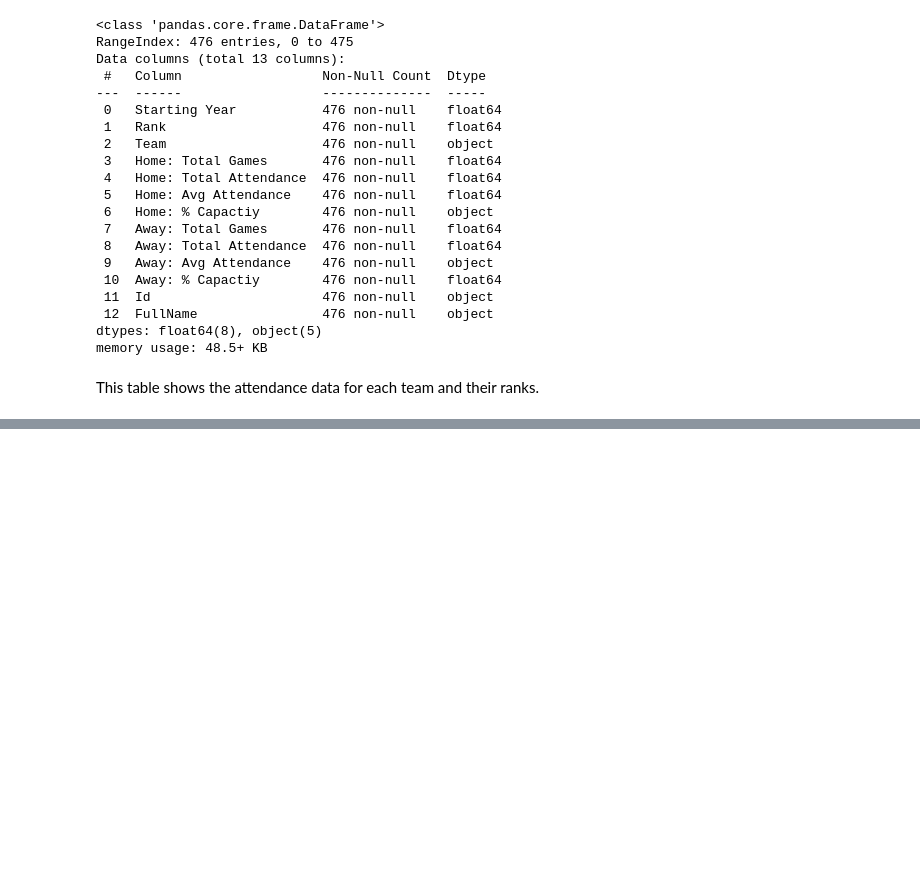
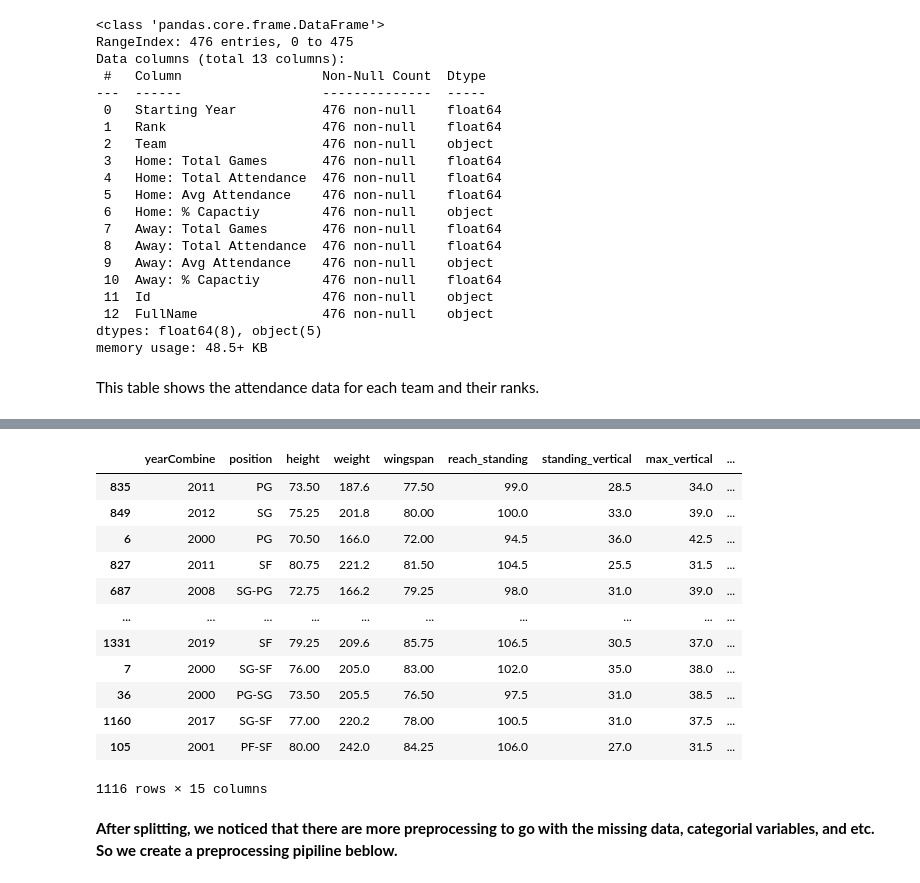
Before and after one commit to VIcKII-Z/Database-final-proj_on-NBA-datasets, a Jupyter notebook: final_proj.ipynb, the cells around one changed output, grey strips where cells are left out. Drawn from its saved outputs; the diff is of its cells as text; code cells hidden in the pictures; blank space fills up the shorter version.

```diff
--- a/final_proj.ipynb
+++ b/final_proj.ipynb
@@ -1135,0 +1201,28 @@ This table shows the attendance data for each team and their ranks.
+# %%
+train_label = train['drafted']
+
+# drop columns
+train = train.drop(['player_id', 'player_name', 'yearDraft', 'numberPickOverall', 'drafted'], axis=1)
+
+
+num_other_cols = ['yearCombine', 'standing_vertical', 'max_vertical', 'bench_reps', 'timeLaneAgility', 'timeThreeQuarterCourtSprint', 'timeModifiedLaneAgility', 'lengthHandInches', 'widthHandInches', 'body_fat_pct']
+cat_cols = train.select_dtypes(exclude=['float64', 'int64']).columns
+num_impute_cols = ['height', 'weight', 'wingspan', 'reach_standing']
+# %%
+train
+# %% [output]
+|  | yearCombine | position | height | weight | wingspan | reach_standing | standing_vertical | max_vertical | ... |
+| 835 | 2011 | PG | 73.50 | 187.6 | 77.50 | 99.0 | 28.5 | 34.0 | ... |
+| 849 | 2012 | SG | 75.25 | 201.8 | 80.00 | 100.0 | 33.0 | 39.0 | ... |
+| 6 | 2000 | PG | 70.50 | 166.0 | 72.00 | 94.5 | 36.0 | 42.5 | ... |
+| 827 | 2011 | SF | 80.75 | 221.2 | 81.50 | 104.5 | 25.5 | 31.5 | ... |
+| 687 | 2008 | SG-PG | 72.75 | 166.2 | 79.25 | 98.0 | 31.0 | 39.0 | ... |
+| ... | ... | ... | ... | ... | ... | ... | ... | ... | ... |
+| 1331 | 2019 | SF | 79.25 | 209.6 | 85.75 | 106.5 | 30.5 | 37.0 | ... |
+| 7 | 2000 | SG-SF | 76.00 | 205.0 | 83.00 | 102.0 | 35.0 | 38.0 | ... |
+| 36 | 2000 | PG-SG | 73.50 | 205.5 | 76.50 | 97.5 | 31.0 | 38.5 | ... |
+| 1160 | 2017 | SG-SF | 77.00 | 220.2 | 78.00 | 100.5 | 31.0 | 37.5 | ... |
+| 105 | 2001 | PF-SF | 80.00 | 242.0 | 84.25 | 106.0 | 27.0 | 31.5 | ... |
+1116 rows × 15 columns
+# %% [markdown]
+**After splitting, we noticed that there are more preprocessing to go with the missing data, categorial variables, and etc. So we create a preprocessing pipiline beblow.**
```
Also changed, not shown: parts of 70 cells of this notebook.
